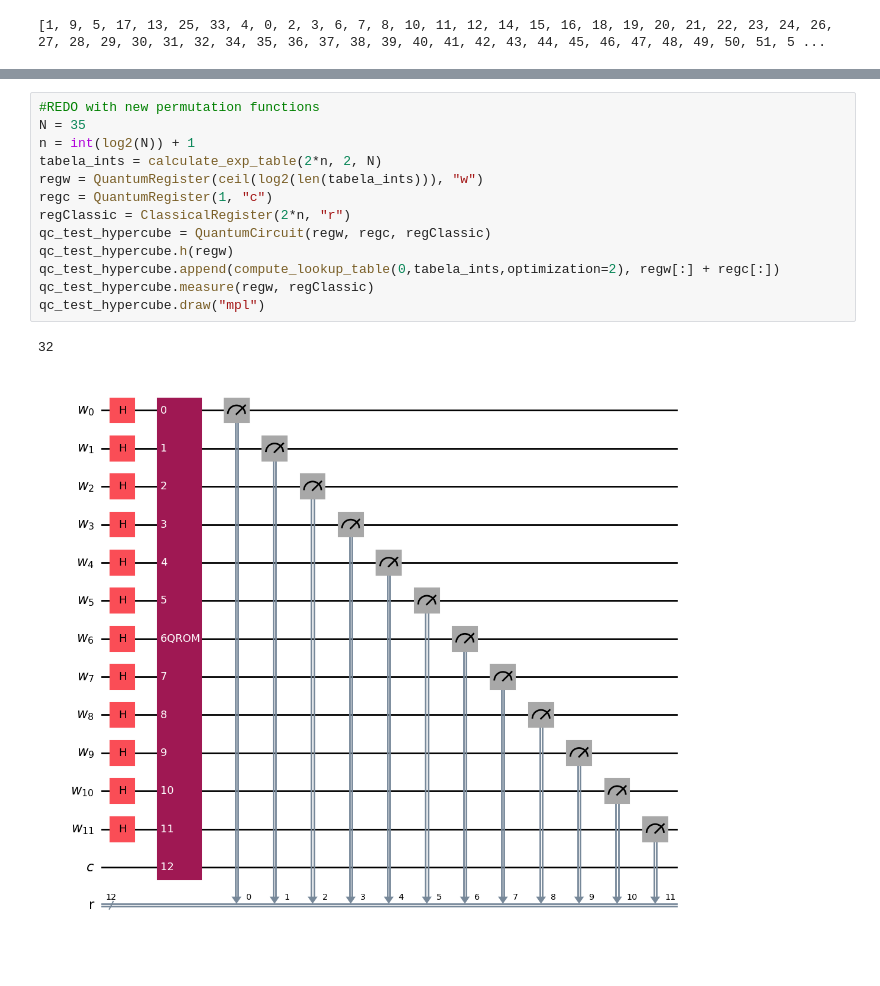
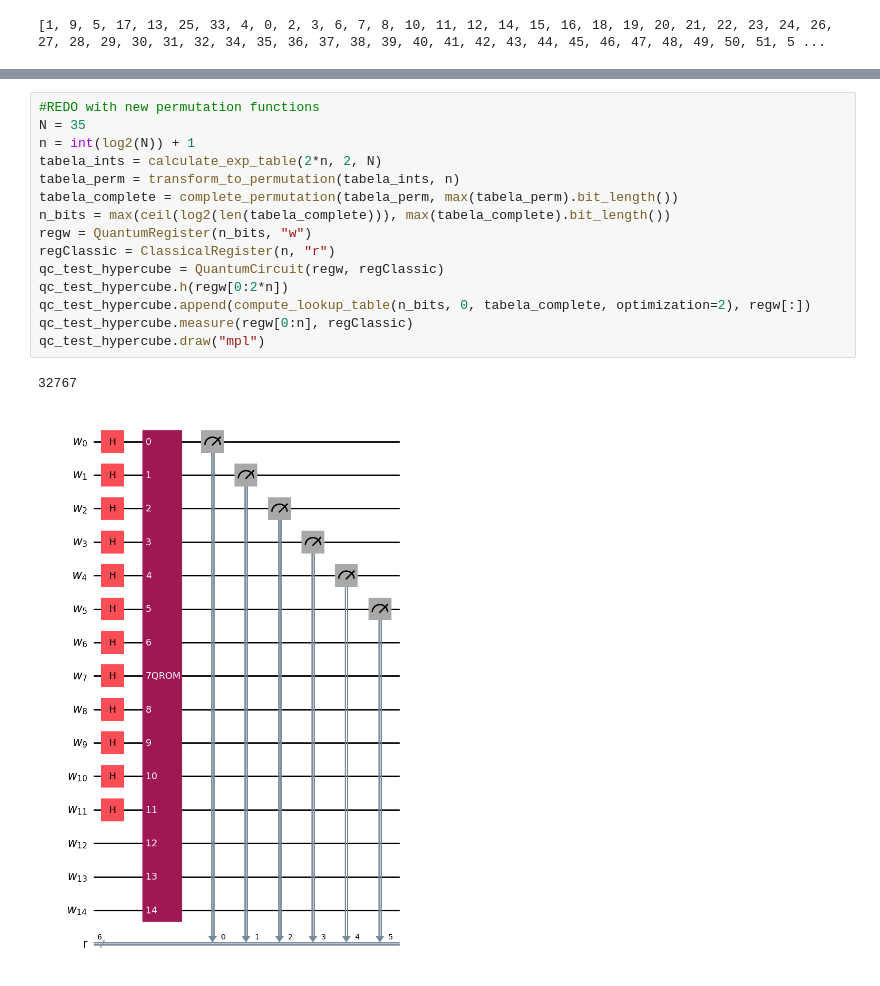
Before and after one commit to Flirm/quantum-circuits-implementation, a Jupyter notebook: implementations/windowed_arithmetic/notebooks/table_lookup.ipynb, the cells around one changed output, grey strips where cells are left out. Drawn from its saved outputs; the diff is of its cells as text.

Commit message:
impl. & test qrom w/ hypercube substitution

```diff
--- a/implementations/windowed_arithmetic/notebooks/table_lookup.ipynb
+++ b/implementations/windowed_arithmetic/notebooks/table_lookup.ipynb
@@ -2317,16 +2313,18 @@ print(complete_permutation(transform_to_permutation([1,1,5,1,5,1,1,4],3), 6))
 # %%
 #REDO with new permutation functions
 N = 35
 n = int(log2(N)) + 1
 tabela_ints = calculate_exp_table(2*n, 2, N)
-regw = QuantumRegister(ceil(log2(len(tabela_ints))), "w")
-regc = QuantumRegister(1, "c")
-regClassic = ClassicalRegister(2*n, "r")
-qc_test_hypercube = QuantumCircuit(regw, regc, regClassic)
-qc_test_hypercube.h(regw)
-qc_test_hypercube.append(compute_lookup_table(0,tabela_ints,optimization=2), regw[:] + regc[:])
-qc_test_hypercube.measure(regw, regClassic)
+tabela_perm = transform_to_permutation(tabela_ints, n)
+tabela_complete = complete_permutation(tabela_perm, max(tabela_perm).bit_length())
+n_bits = max(ceil(log2(len(tabela_complete))), max(tabela_complete).bit_length())
+regw = QuantumRegister(n_bits, "w")
+regClassic = ClassicalRegister(n, "r")
+qc_test_hypercube = QuantumCircuit(regw, regClassic)
+qc_test_hypercube.h(regw[0:2*n])
+qc_test_hypercube.append(compute_lookup_table(n_bits, 0, tabela_complete, optimization=2), regw[:])
+qc_test_hypercube.measure(regw[0:n], regClassic)
 qc_test_hypercube.draw("mpl")
 # %% [output]
-32
+32767
-[figure, old version]
+[figure, new version]
```
Also changed, not shown: parts of 5 cells of this notebook, 1 other file.
